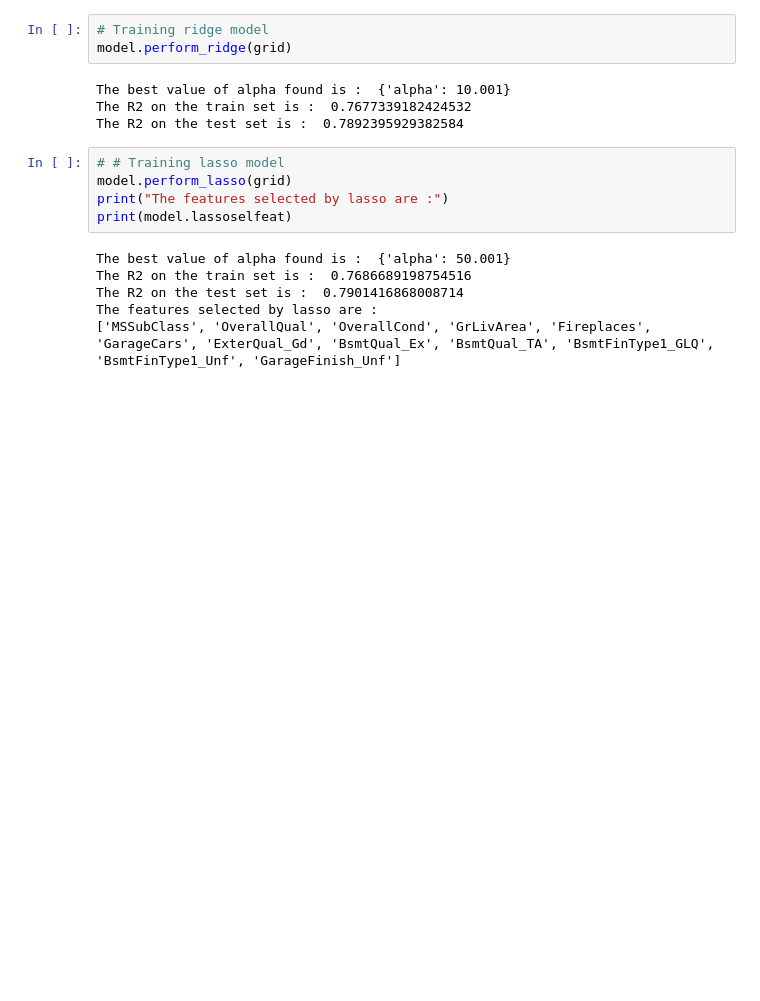
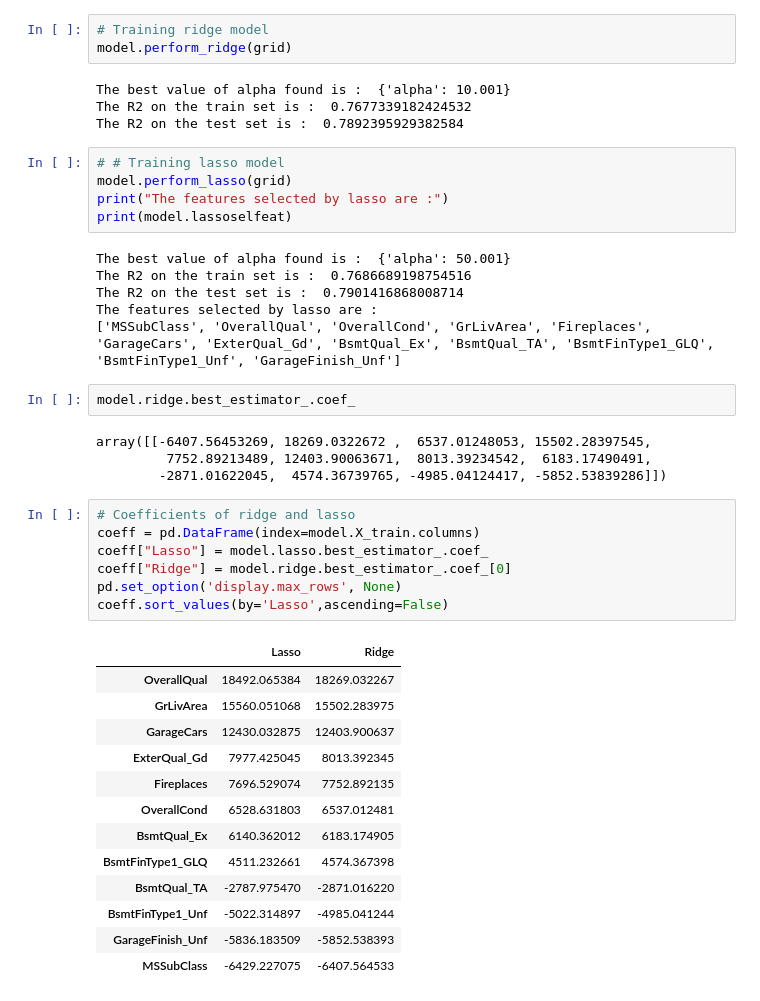
Before and after one commit to kvc0608/HousePricing, a Jupyter notebook: Anirudh KVC.ipynb, the cells around one changed output. Drawn from its saved outputs; the diff is of its cells as text; blank space fills up the shorter version.

```diff
--- a/SurpriseHousing.ipynb
+++ b/Anirudh KVC.ipynb
@@ -514,3 +547,30 @@ The R2 on the train set is :  0.7686689198754516
 The R2 on the test set is :  0.7901416868008714
 The features selected by lasso are :
 ['MSSubClass', 'OverallQual', 'OverallCond', 'GrLivArea', 'Fireplaces', 'GarageCars', 'ExterQual_Gd', 'BsmtQual_Ex', 'BsmtQual_TA', 'BsmtFinType1_GLQ', 'BsmtFinType1_Unf', 'GarageFinish_Unf']
+# %%
+model.ridge.best_estimator_.coef_
+# %% [output]
+array([[-6407.56453269, 18269.0322672 ,  6537.01248053, 15502.28397545,
+         7752.89213489, 12403.90063671,  8013.39234542,  6183.17490491,
+        -2871.01622045,  4574.36739765, -4985.04124417, -5852.53839286]])
+# %%
+# Coefficients of ridge and lasso
+coeff = pd.DataFrame(index=model.X_train.columns)
+coeff["Lasso"] = model.lasso.best_estimator_.coef_
+coeff["Ridge"] = model.ridge.best_estimator_.coef_[0]
+pd.set_option('display.max_rows', None)
+coeff.sort_values(by='Lasso',ascending=False)
+# %% [output]
+|  | Lasso | Ridge |
+| OverallQual | 18492.065384 | 18269.032267 |
+| GrLivArea | 15560.051068 | 15502.283975 |
+| GarageCars | 12430.032875 | 12403.900637 |
+| ExterQual_Gd | 7977.425045 | 8013.392345 |
+| Fireplaces | 7696.529074 | 7752.892135 |
+| OverallCond | 6528.631803 | 6537.012481 |
+| BsmtQual_Ex | 6140.362012 | 6183.174905 |
+| BsmtFinType1_GLQ | 4511.232661 | 4574.367398 |
+| BsmtQual_TA | -2787.975470 | -2871.016220 |
+| BsmtFinType1_Unf | -5022.314897 | -4985.041244 |
+| GarageFinish_Unf | -5836.183509 | -5852.538393 |
+| MSSubClass | -6429.227075 | -6407.564533 |
```
Also changed, not shown: parts of 27 cells of this notebook, 1 other file.
